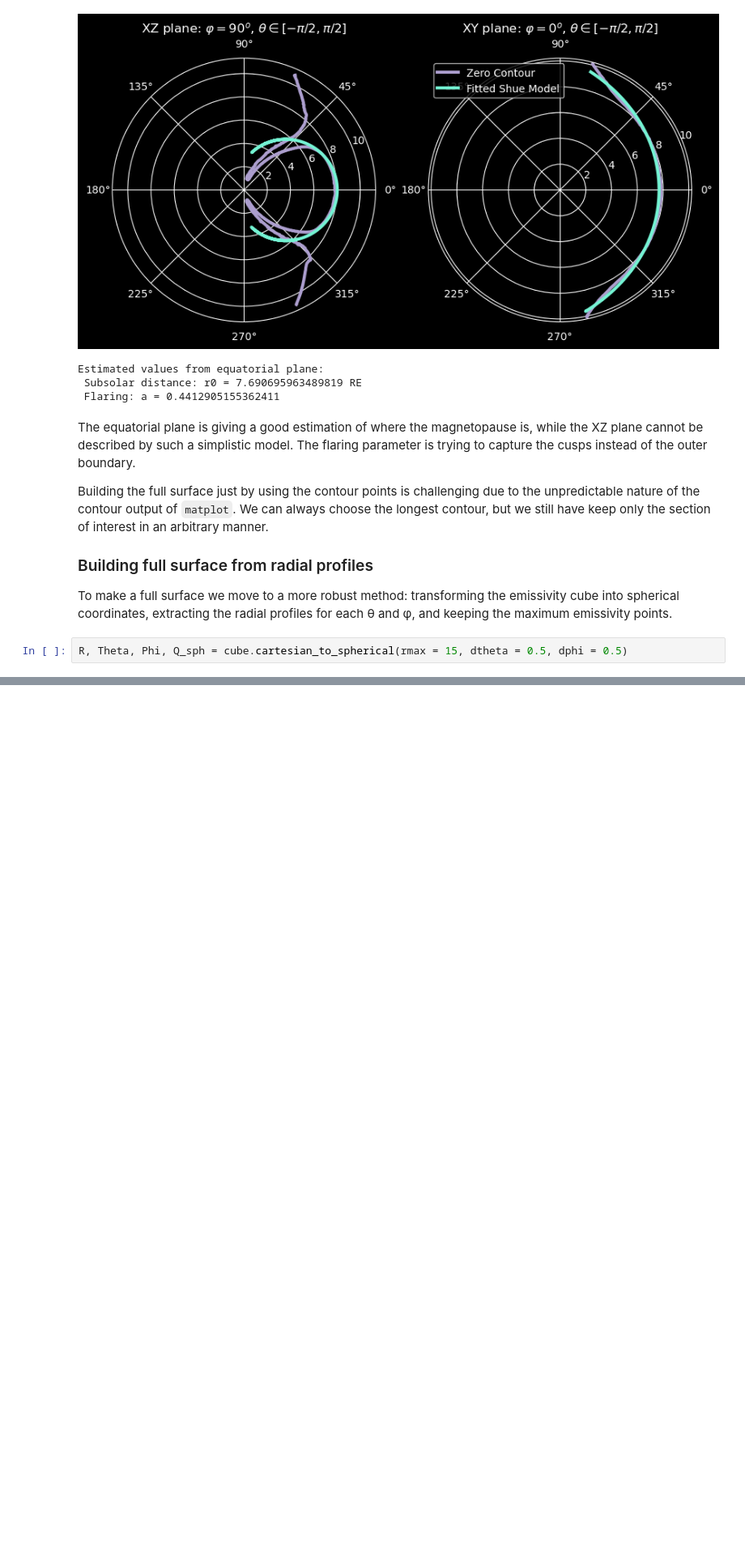
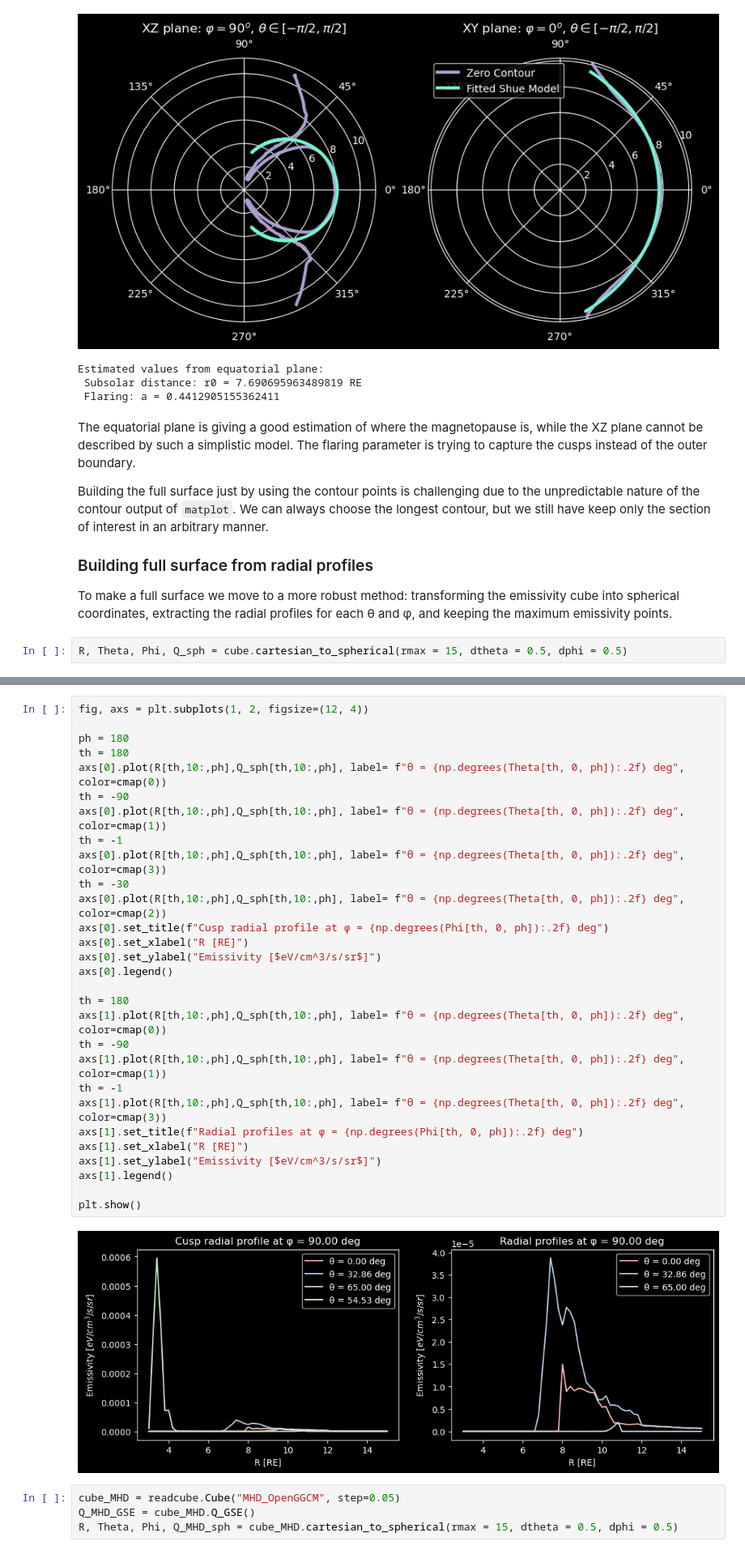
Before and after one commit to notanobis/SMILE-TFA, a Jupyter notebook: TangentHypothesis.ipynb, the cells around one changed output, grey strips where cells are left out. Shown at 81% size. Saved outputs shown, nothing was run; the diff lists cells and outputs as text; blank space fills up the shorter version.

```diff
--- a/TangentHypothesis.ipynb
+++ b/TangentHypothesis.ipynb
@@ -145,0 +155,35 @@ plt.show()
+# %%
+fig, axs = plt.subplots(1, 2, figsize=(12, 4))
+
+ph = 180
+th = 180
+axs[0].plot(R[th,10:,ph],Q_sph[th,10:,ph], label= f"θ = {np.degrees(Theta[th, 0, ph]):.2f} deg", color=cmap(0))
+th = -90
+axs[0].plot(R[th,10:,ph],Q_sph[th,10:,ph], label= f"θ = {np.degrees(Theta[th, 0, ph]):.2f} deg", color=cmap(1))
+th = -1
+axs[0].plot(R[th,10:,ph],Q_sph[th,10:,ph], label= f"θ = {np.degrees(Theta[th, 0, ph]):.2f} deg", color=cmap(3))
+th = -30
+axs[0].plot(R[th,10:,ph],Q_sph[th,10:,ph], label= f"θ = {np.degrees(Theta[th, 0, ph]):.2f} deg", color=cmap(2))
+axs[0].set_title(f"Cusp radial profile at φ = {np.degrees(Phi[th, 0, ph]):.2f} deg")
+axs[0].set_xlabel("R [RE]")
+axs[0].set_ylabel("Emissivity [$eV/cm^3/s/sr$]")
+axs[0].legend()
+
+th = 180
+axs[1].plot(R[th,10:,ph],Q_sph[th,10:,ph], label= f"θ = {np.degrees(Theta[th, 0, ph]):.2f} deg", color=cmap(0))
+th = -90
+axs[1].plot(R[th,10:,ph],Q_sph[th,10:,ph], label= f"θ = {np.degrees(Theta[th, 0, ph]):.2f} deg", color=cmap(1))
+th = -1
+axs[1].plot(R[th,10:,ph],Q_sph[th,10:,ph], label= f"θ = {np.degrees(Theta[th, 0, ph]):.2f} deg", color=cmap(3))
+axs[1].set_title(f"Radial profiles at φ = {np.degrees(Phi[th, 0, ph]):.2f} deg")
+axs[1].set_xlabel("R [RE]")
+axs[1].set_ylabel("Emissivity [$eV/cm^3/s/sr$]")
+axs[1].legend()
+
+plt.show()
+# %% [output]
+[figure, added]
+# %%
+cube_MHD = readcube.Cube("MHD_OpenGGCM", step=0.05)
+Q_MHD_GSE = cube_MHD.Q_GSE()
+R, Theta, Phi, Q_MHD_sph = cube_MHD.cartesian_to_spherical(rmax = 15, dtheta = 0.5, dphi = 0.5)
```
Also changed, not shown: parts of 4 cells of this notebook, 4 other files.
